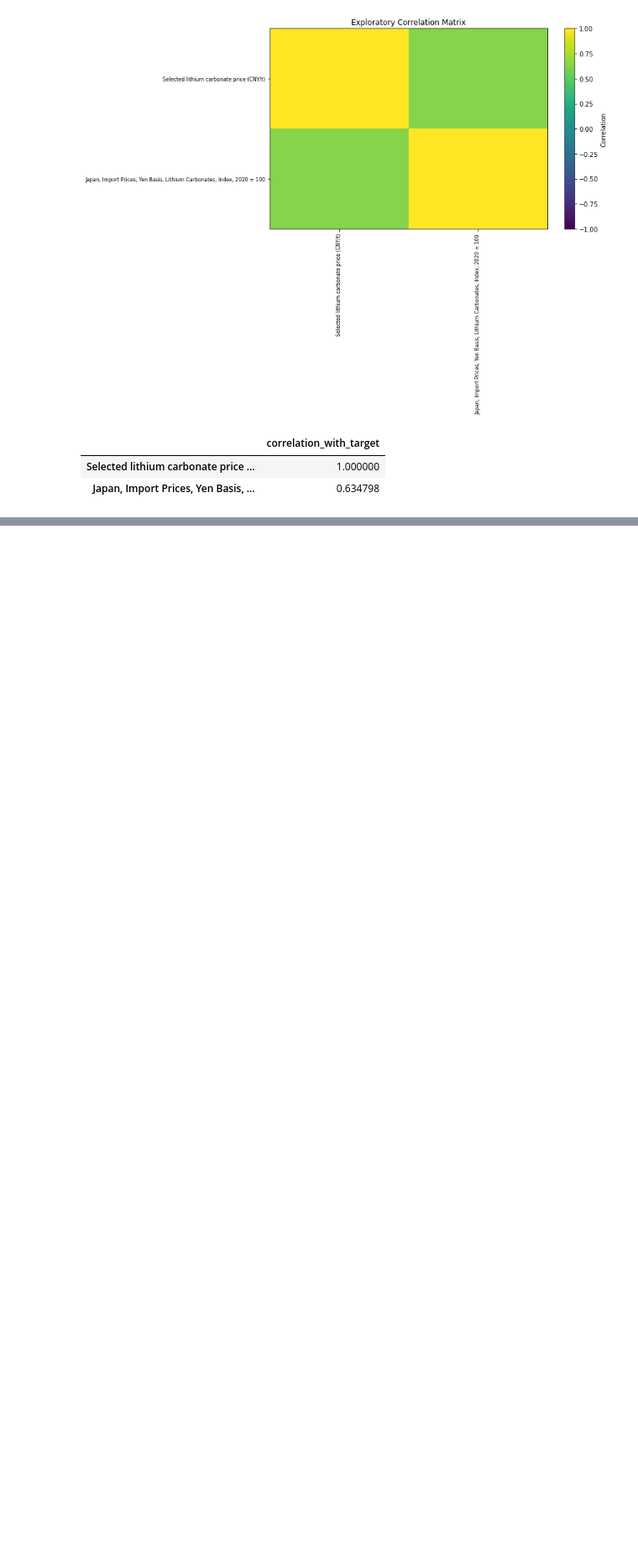
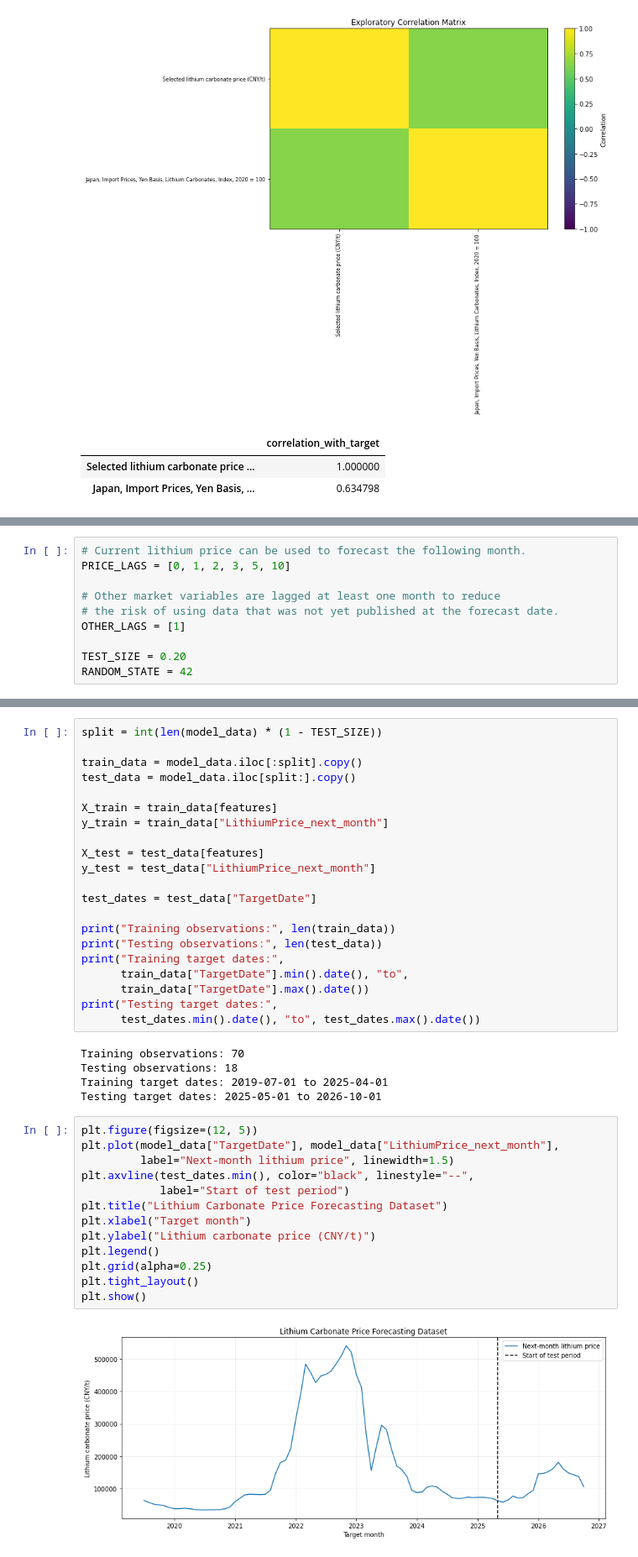
Before and after one commit to Lucy-Schmid/Lucy-Schmid.github.io, a Jupyter notebook: notebooks/Lithium Model.ipynb, the cells around one changed output, grey strips where cells are left out. Shown at 84% size. Drawn from its saved outputs; the diff is of its cells as text; blank space fills up the shorter version.

```diff
--- a/notebooks/Lithium Model.ipynb
+++ b/notebooks/Lithium Model.ipynb
@@ -240,0 +241,10 @@ NameError: name 'Path' is not defined
+# %%
+# Current lithium price can be used to forecast the following month.
+PRICE_LAGS = [0, 1, 2, 3, 5, 10]
+
+# Other market variables are lagged at least one month to reduce
+# the risk of using data that was not yet published at the forecast date.
+OTHER_LAGS = [1]
+
+TEST_SIZE = 0.20
+RANDOM_STATE = 42
@@ -240,0 +363,41 @@ NameError: name 'Path' is not defined
+# %%
+split = int(len(model_data) * (1 - TEST_SIZE))
+
+train_data = model_data.iloc[:split].copy()
+test_data = model_data.iloc[split:].copy()
+
+X_train = train_data[features]
+y_train = train_data["LithiumPrice_next_month"]
+
+X_test = test_data[features]
+y_test = test_data["LithiumPrice_next_month"]
+
+test_dates = test_data["TargetDate"]
+
+print("Training observations:", len(train_data))
+print("Testing observations:", len(test_data))
+print("Training target dates:",
+      train_data["TargetDate"].min().date(), "to",
+      train_data["TargetDate"].max().date())
+print("Testing target dates:",
+      test_dates.min().date(), "to", test_dates.max().date())
+# %% [output]
+Training observations: 70
+Testing observations: 18
+Training target dates: 2019-07-01 to 2025-04-01
+Testing target dates: 2025-05-01 to 2026-10-01
+# %%
+plt.figure(figsize=(12, 5))
+plt.plot(model_data["TargetDate"], model_data["LithiumPrice_next_month"],
+         label="Next-month lithium price", linewidth=1.5)
+plt.axvline(test_dates.min(), color="black", linestyle="--",
+            label="Start of test period")
+plt.title("Lithium Carbonate Price Forecasting Dataset")
+plt.xlabel("Target month")
+plt.ylabel("Lithium carbonate price (CNY/t)")
+plt.legend()
+plt.grid(alpha=0.25)
+plt.tight_layout()
+plt.show()
+# %% [output]
+[figure, added]
```
Also changed, not shown: parts of 17 cells of this notebook.
